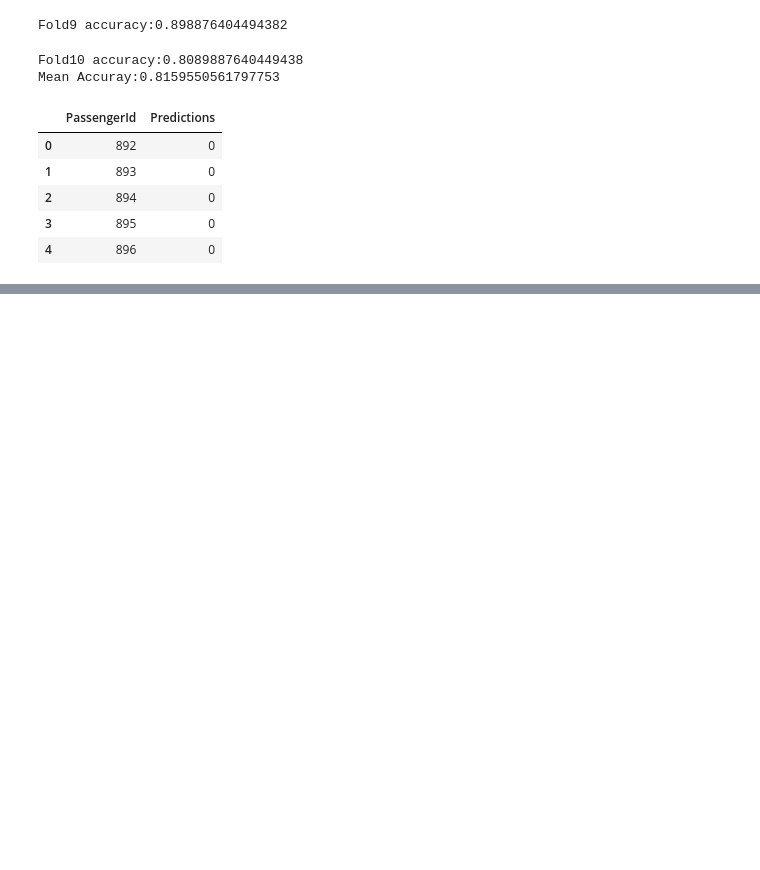
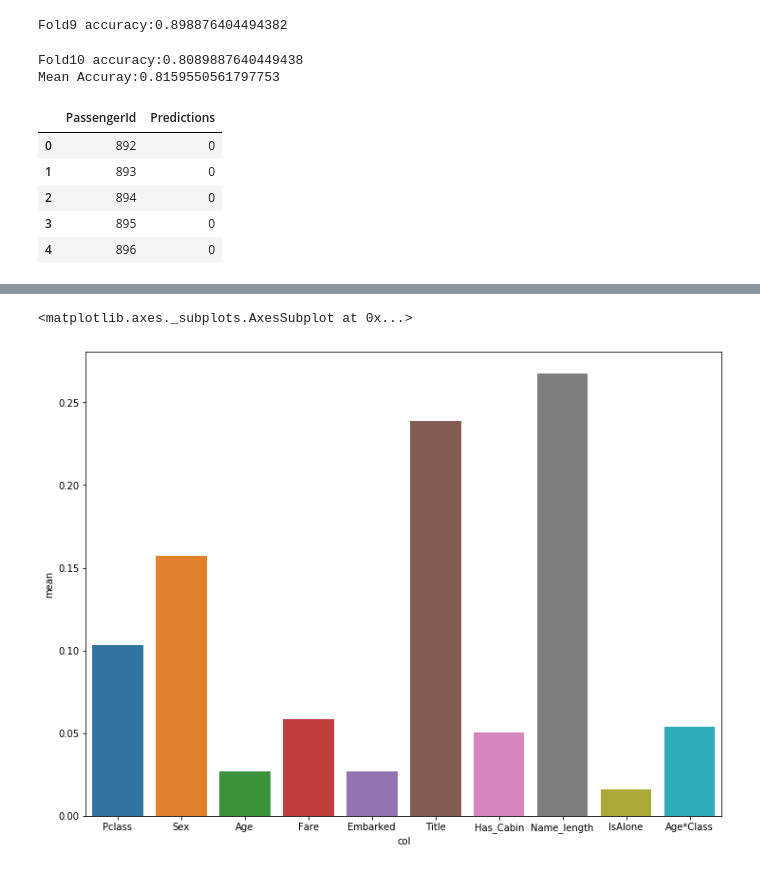
Before and after one commit to Teake1404/Shuqing-Ke-s-Python-Code-Projects, a Jupyter notebook: Titanic.ipynb, the cells around one changed output, grey strips where cells are left out. Saved outputs shown, nothing was run; the diff lists cells and outputs as text; code cells hidden in the pictures; blank space fills up the shorter version.

```diff
--- a/Titanic.ipynb
+++ b/Titanic.ipynb
@@ -479,0 +671,11 @@ output.head()
+# %%
+feature_df=pd.DataFrame({'col':X_train.columns.values,'Random Forest Feature Importance':rf_features,'Extra Trees Feature Importance':et_features,'AdaBoost Feature Importance':ada_features,
+    'Gradient Boost Feature Importance':gb_features})
+# %%
+feature_df['mean']=feature_df.mean(axis=1)
+# %%
+plt.subplots(figsize=(12,9))
+sns.barplot(x='col',y='mean',data=feature_df)
+# %% [output]
+<matplotlib.axes._subplots.AxesSubplot at 0x...>
+[figure, added]
```
Also changed, not shown: parts of 30 cells of this notebook.
